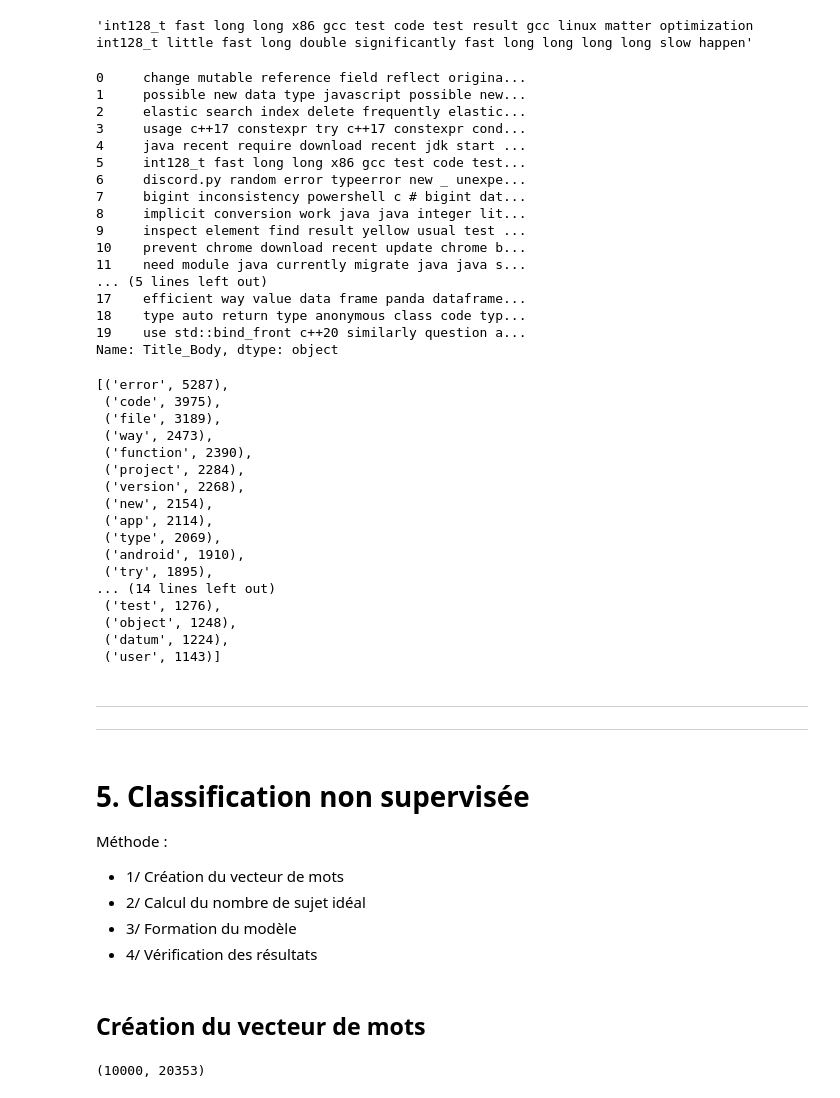
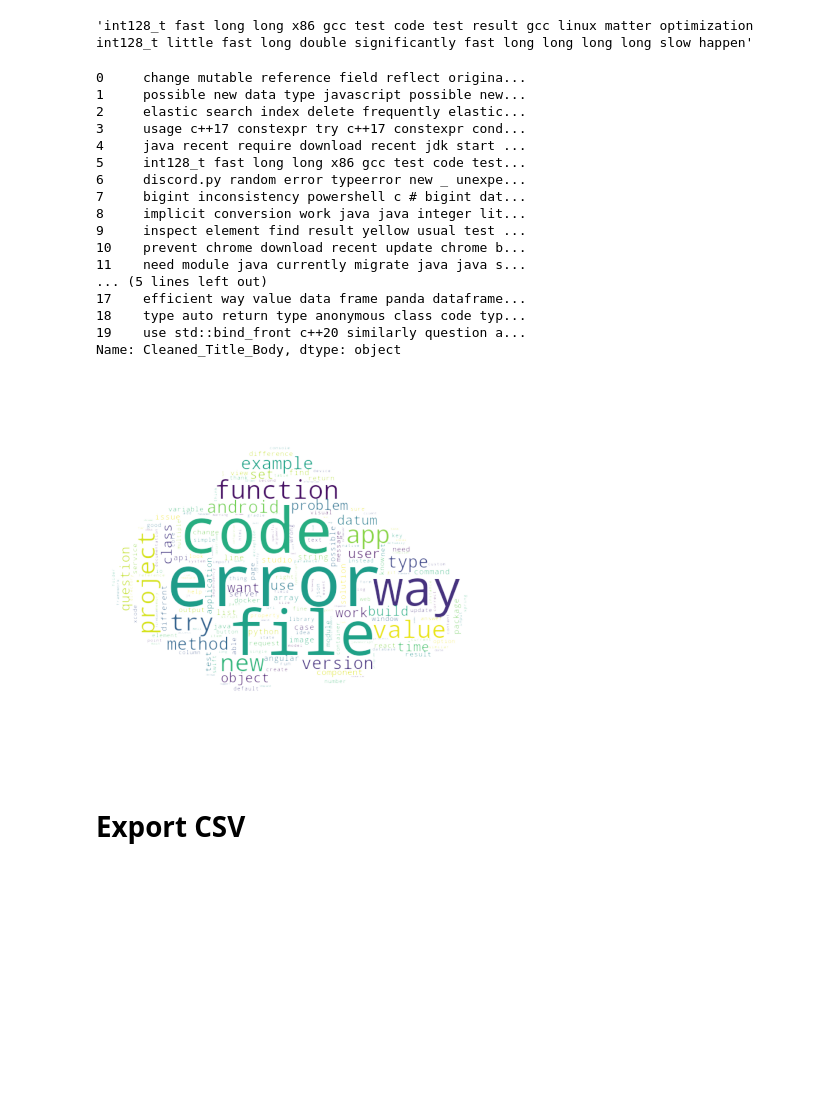
Before and after one commit to Adrian1903/Categorisez-automatiquement-des-questions, a Jupyter notebook: dev/02_nettoyage.ipynb, the cells around one changed output. Drawn from its saved outputs; the diff is of its cells as text; code cells hidden in the pictures; blank space fills up the shorter version.

```diff
--- a/dev/02_nettoyage.ipynb
+++ b/dev/02_nettoyage.ipynb
@@ -220,7 +273,7 @@ questions
 # 4. NLP Pipeline
 # %%
 # Je limite le nombre d'observation pour la phase de dev
-questions = questions.head(10000)
+# questions = questions.head(10000)
 # %% [markdown]
 ## Traitement avant taggage POS
 # %%
@@ -324,9 +377,7 @@ pas de stemmization
 # %% [markdown]
 ## Vérification
 # %%
-questions.NLP_Title_Body = questions.Title_Body.apply(lambda x: nlp(x))
+questions['Cleaned_Title_Body'] = questions.Title_Body.apply(lambda x: nlp(x)).astype(str)
-# %%
-questions.NLP_Title_Body = questions.NLP_Title_Body.astype(str)
 # %%
 display(questions_raw['Title'][5])
 display(questions_raw['Body'][5])
@@ -338,7 +389,7 @@ questions.NLP_Title_Body[5]
 # %% [output]
 'int128_t fast long long x86 gcc test code test result gcc linux matter optimization int128_t little fast long double significantly fast long long long long slow happen'
 # %%
-questions.NLP_Title_Body.head(20)
+questions.Cleaned_Title_Body.head(20)
 # %% [output]
 0     change mutable reference field reflect origina...
 1     possible new data type javascript possible new...
@@ -356,35 +407,23 @@ questions.NLP_Title_Body.head(20)
 17    efficient way value data frame panda dataframe...
 18    type auto return type anonymous class code typ...
 19    use std::bind_front c++20 similarly question a...
-Name: Title_Body, dtype: object
+Name: Cleaned_Title_Body, dtype: object
-# %%
-tokens = token_text(' '.join(questions.NLP_Title_Body))
-Counter(tokens).most_common(30)
-# %% [output]
-[('error', 5287),
- ('code', 3975),
- ('file', 3189),
- ('way', 2473),
- ('function', 2390),
- ('project', 2284),
- ('version', 2268),
- ('new', 2154),
- ('app', 2114),
- ('type', 2069),
- ('android', 1910),
- ('try', 1895),
-... (14 lines left out)
- ('test', 1276),
- ('object', 1248),
- ('datum', 1224),
- ('user', 1143)]
+# %%
+text = ' '.join(questions.Cleaned_Title_Body)
+# Création de l'objet
+mask = np.array(PIL.Image.open('src/cloud.png'))
+wordcloud = WordCloud(width=1200, height=780, background_color="rgba(255, 255, 255, 0)", mode="RGBA", collocations=False, mask=mask).generate(text)
+
+# Génération de l'image
+plt.imshow(wordcloud, interpolation='bilinear')
+plt.axis("off")
+plt.margins(x=0, y=0)
+
+plt.savefig('img/img_wordcloud_tokens.png',
+            dpi=500, quality=95,
+            transparent=True,
+            bbox_inches="tight")
+# %% [output]
+[figure, added]
 # %% [markdown]
----
----
+# Export CSV
-# %% [markdown]
-# 5. Classification non supervisée
-Méthode :
-- 1/ Création du vecteur de mots
-- 2/ Calcul du nombre de sujet idéal
-- 3/ Formation du modèle
-- 4/ Vérification des résultats
@@ -393,14 +429,0 @@ corpus = questions.NLP_Title_Body
-# %% [markdown]
-## Création du vecteur de mots
-# %%
-count_vectorizer = CountVectorizer()
-# tfidf_vectorizer = TfidfVectorizer(max_features=max_features)
-
-# calculate the feature matrix
-feature_matrix = count_vectorizer.fit_transform(corpus)
-# tfidf_feature_matrix = tfidf_vectorizer.fit_transform(corpus)
-
-display(feature_matrix.shape)
-# display(tfidf_feature_matrix.shape)
-# %% [output]
-(10000, 20353)
```
Also changed, not shown: parts of 45 cells of this notebook, 1 other file.
